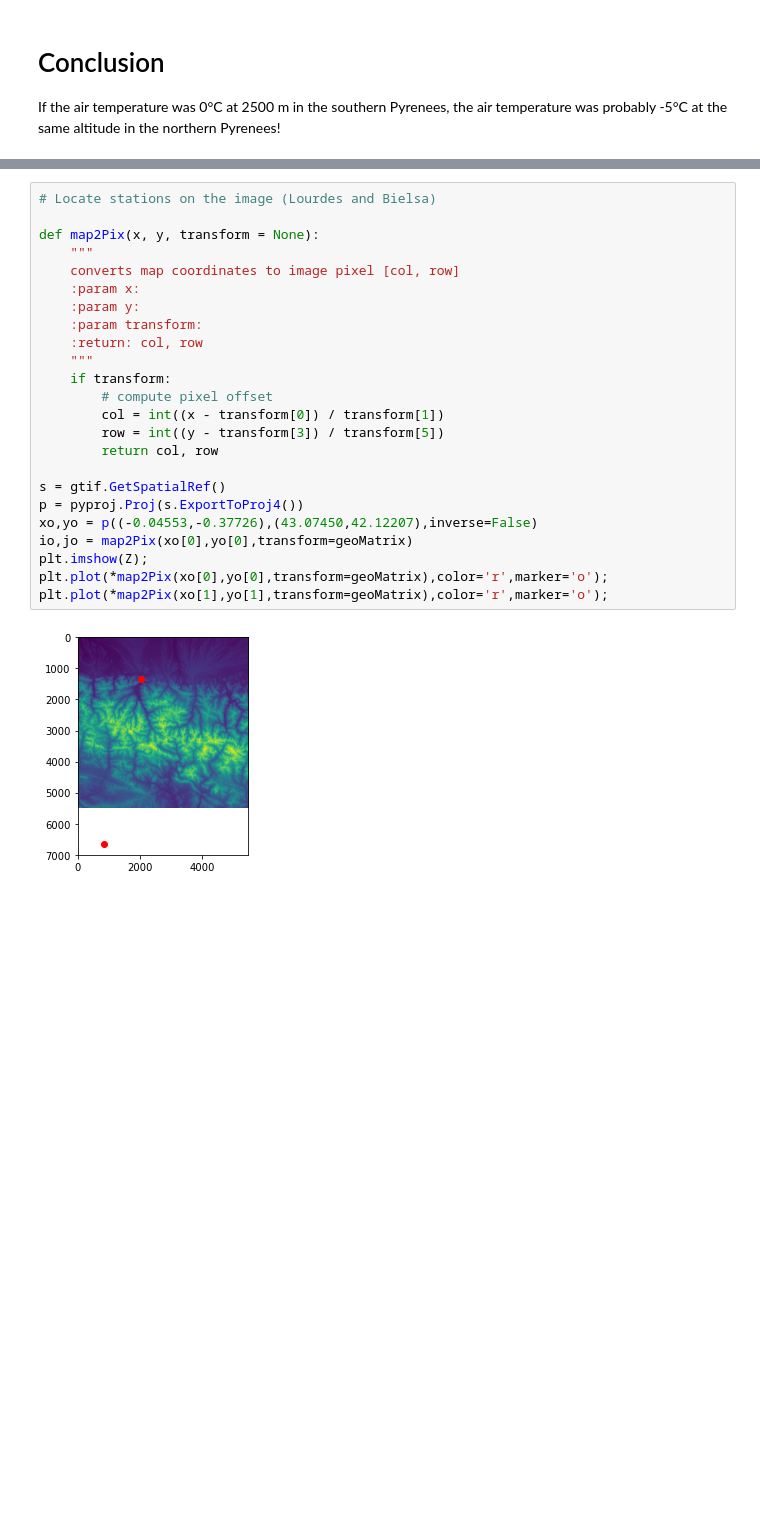
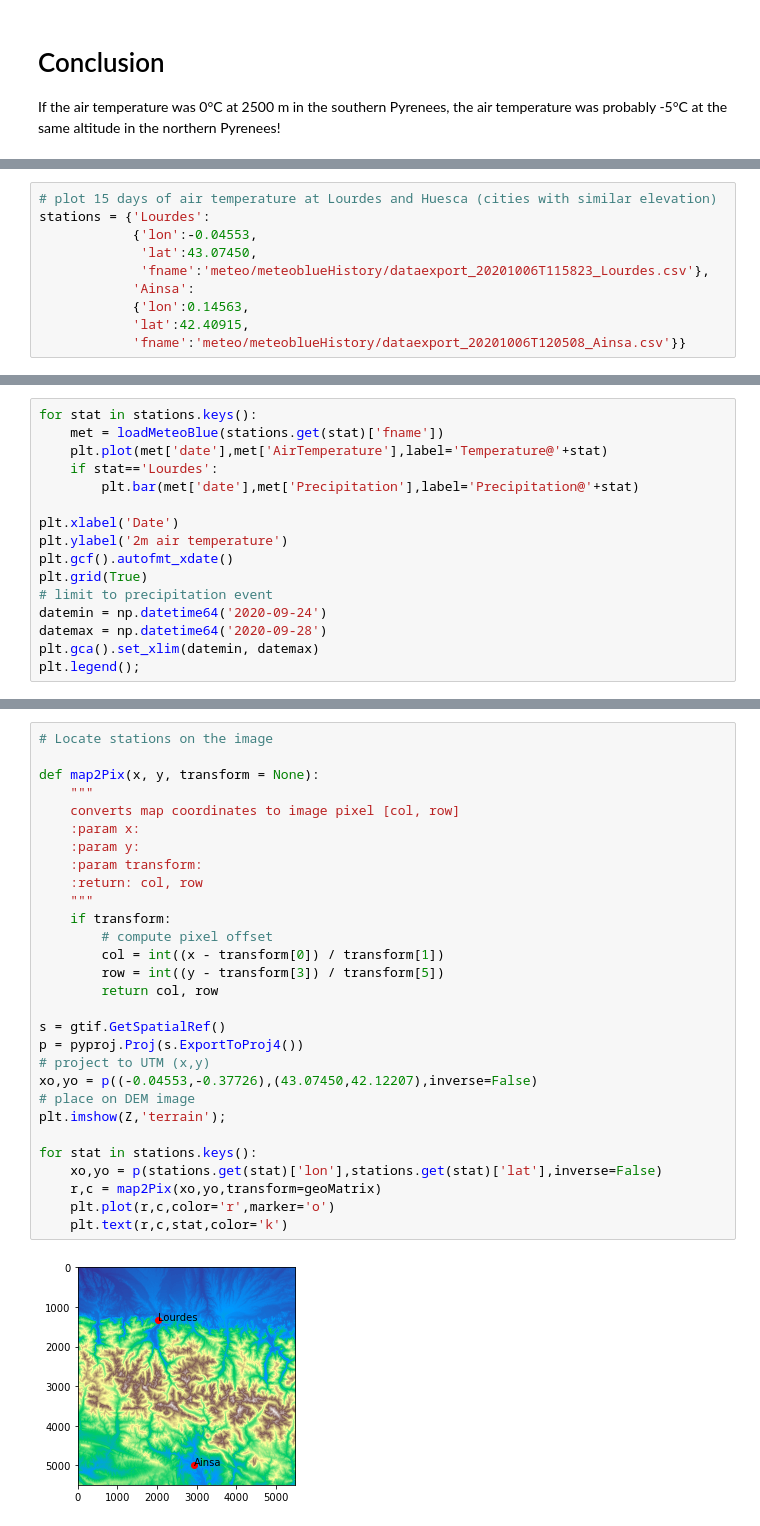
Before and after one commit to sgascoin/snowLineElevation, a Jupyter notebook: snowLineElevationWithCloud.ipynb, the cells around one changed output, grey strips where cells are left out. Saved outputs shown, nothing was run; the diff lists cells and outputs as text; blank space fills up the shorter version.

```diff
--- a/snowLineElevationWithCloud.ipynb
+++ b/snowLineElevationWithCloud.ipynb
@@ -211,0 +189,10 @@ plt.legend();
+# %%
+# plot 15 days of air temperature at Lourdes and Huesca (cities with similar elevation)
+stations = {'Lourdes':
+            {'lon':-0.04553,
+             'lat':43.07450,
+             'fname':'meteo/meteoblueHistory/dataexport_20201006T115823_Lourdes.csv'},
+            'Ainsa':
+            {'lon':0.14563,
+            'lat':42.40915,
+            'fname':'meteo/meteoblueHistory/dataexport_20201006T120508_Ainsa.csv'}}
@@ -211,0 +214,16 @@ plt.legend();
+# %%
+for stat in stations.keys():
+    met = loadMeteoBlue(stations.get(stat)['fname'])
+    plt.plot(met['date'],met['AirTemperature'],label='Temperature@'+stat)
+    if stat=='Lourdes':
+        plt.bar(met['date'],met['Precipitation'],label='Precipitation@'+stat)
+
+plt.xlabel('Date')
+plt.ylabel('2m air temperature')
+plt.gcf().autofmt_xdate()
+plt.grid(True)
+# limit to precipitation event
+datemin = np.datetime64('2020-09-24')
+datemax = np.datetime64('2020-09-28')
+plt.gca().set_xlim(datemin, datemax)
+plt.legend();
@@ -212,26 +232,31 @@ plt.legend();
 # %%
-# Locate stations on the image (Lourdes and Bielsa)
+# Locate stations on the image
 
 def map2Pix(x, y, transform = None):
     """
     converts map coordinates to image pixel [col, row]
     :param x:
     :param y:
     :param transform:
     :return: col, row
     """
     if transform:
         # compute pixel offset
         col = int((x - transform[0]) / transform[1])
         row = int((y - transform[3]) / transform[5])
         return col, row
 
 s = gtif.GetSpatialRef()
 p = pyproj.Proj(s.ExportToProj4())
+# project to UTM (x,y)
 xo,yo = p((-0.04553,-0.37726),(43.07450,42.12207),inverse=False)
-io,jo = map2Pix(xo[0],yo[0],transform=geoMatrix)
-plt.imshow(Z);
-plt.plot(*map2Pix(xo[0],yo[0],transform=geoMatrix),color='r',marker='o');
-plt.plot(*map2Pix(xo[1],yo[1],transform=geoMatrix),color='r',marker='o');
+# place on DEM image
+plt.imshow(Z,'terrain');
+
+for stat in stations.keys():
+    xo,yo = p(stations.get(stat)['lon'],stations.get(stat)['lat'],inverse=False)
+    r,c = map2Pix(xo,yo,transform=geoMatrix)
+    plt.plot(r,c,color='r',marker='o')
+    plt.text(r,c,stat,color='k')
 # %% [output]
-[figure, old version]
+[figure, new version]
```
Also changed, not shown: parts of 6 cells of this notebook.
